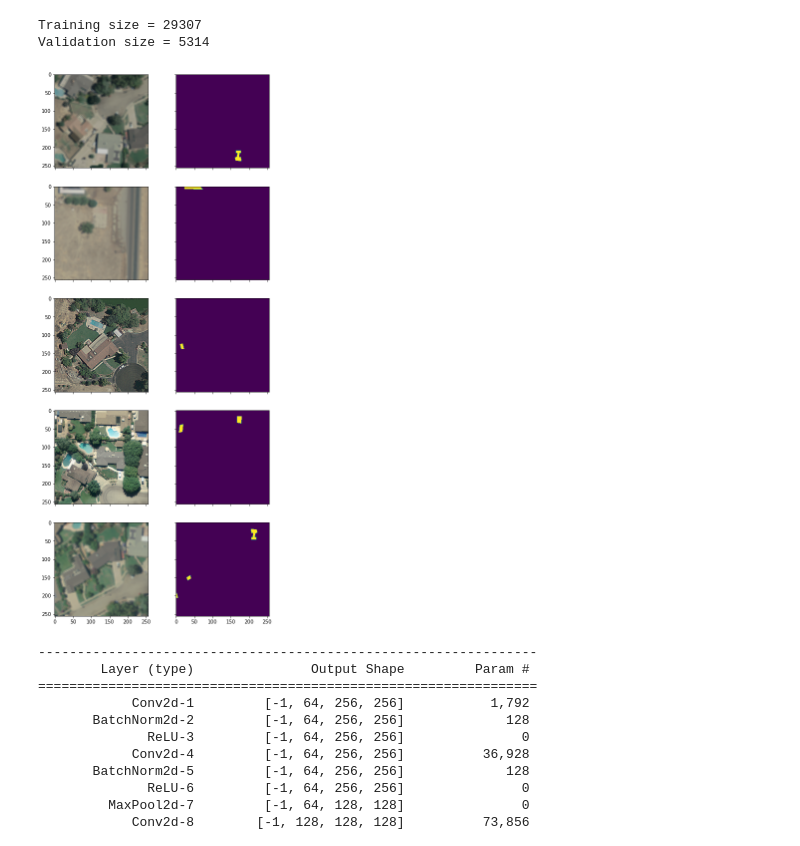
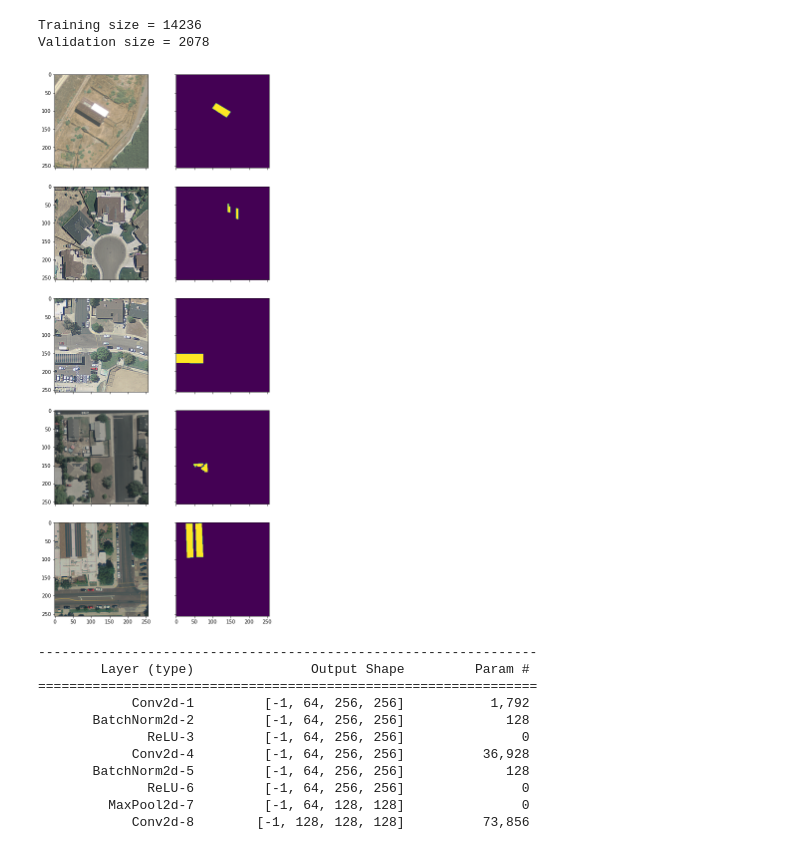
Before and after one commit to francois-rozet/adopptrs, a Jupyter notebook: python/unet.ipynb, the cells around one changed output. Saved outputs shown, nothing was run; the diff lists cells and outputs as text; code cells hidden in the pictures.

Commit message:
Using VGG Image Annotator standards

```diff
--- a/python/unet.ipynb
+++ b/python/unet.ipynb
@@ -2,37 +2,48 @@
 %load_ext autoreload
 %autoreload 2
 # %%
+import json
 import random
+import via as VIA
 
-from torch.utils.data import DataLoader
-from dataset import LargeDataset, ColorJitter, RandomFilter, RandomTranspose, ToTensor
+from dataset import VIADataset, ColorJitter, RandomFilter, RandomTranspose, ToTensor
 
-data = LargeDataset.load('../products/json/data.json', path='../resources/')
+with open('../products/json/california.json', 'r') as f:
+    via = VIA.deformat(json.load(f))
+
+keys = sorted(list(via.keys()))
 
 random.seed(0)
-random.shuffle(data)
+random.shuffle(keys)
 
-trainset = ToTensor(RandomTranspose(RandomFilter(ColorJitter(LargeDataset(data[:350], shuffle=True)))))
-validset = ToTensor(RandomTranspose(RandomFilter(ColorJitter(LargeDataset(data[350:400], shuffle=True)))))
+train_via = {key: via[key] for key in keys[:350]}
+valid_via = {key: via[key] for key in keys[350:400]}
+
+trainset = ToTensor(RandomTranspose(RandomFilter(ColorJitter(VIADataset(train_via, '../resources/california/', shuffle=True)))))
+validset = ToTensor(VIADataset(valid_via, '../resources/california/', shuffle=True))
 
 print('Training size = {}'.format(len(trainset)))
 print('Validation size = {}'.format(len(validset)))
 # %% [output]
-Training size = 29307
-Validation size = 5314
+Training size = 14236
+Validation size = 2078
 # %%
 from torch.utils.data import DataLoader
+from dataset import to_pil
 from plots import plot_alongside
 
 trainloader = DataLoader(trainset, batch_size=5)
 validloader = DataLoader(validset, batch_size=5)
 
 for inputs, targets in trainloader:
     break
 
-plot_alongside(inputs, targets)
+plot_alongside(
+    map(to_pil, inputs),
+    map(to_pil, targets)
+)
 # %% [output]
-[figure, old version]
+[figure, new version]
 # %%
 import torch
 from torchsummary import summary
```
Also changed, not shown: parts of 7 cells of this notebook, 6 other files.
